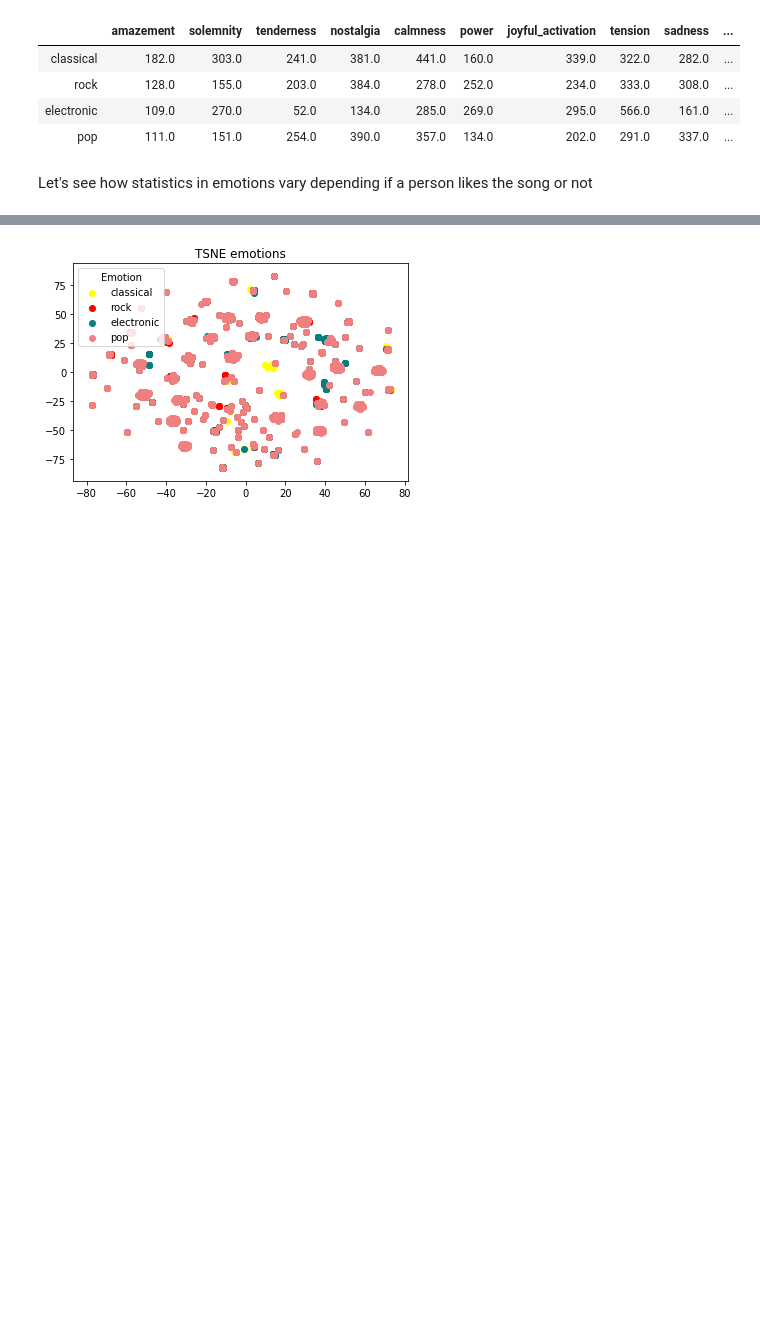
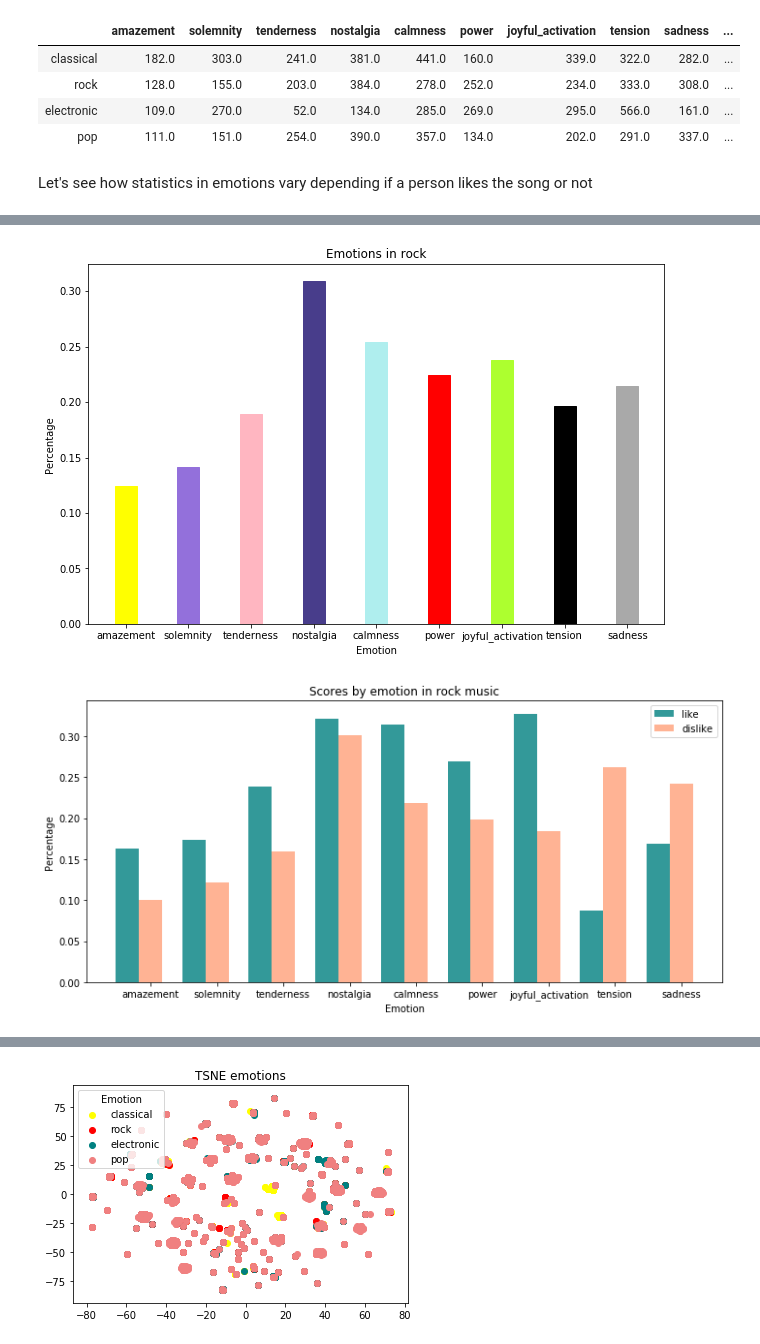
Before and after one commit to iurregog/MusicExploration, a Jupyter notebook: Emotify_exploration.ipynb, the cells around one changed output, grey strips where cells are left out. Cells and saved outputs as stored; diff of their text form; code cells hidden in the pictures; blank space fills up the shorter version.

```diff
--- a/Emotify_exploration.ipynb
+++ b/Emotify_exploration.ipynb
@@ -263,0 +224,6 @@ plot_bar_emotions(0,summarize_emotions_like)
+# %%
+plot_bar_emotions(1,summarize_emotions)
+plot_bar_emotions_compare(1,summarize_emotions_like,summarize_emotions_dislike,'like','dislike','Scores by emotion in rock music')
+# %% [output]
+[figure, added]
+[figure, added]
```
Also changed, not shown: parts of 30 cells of this notebook.
